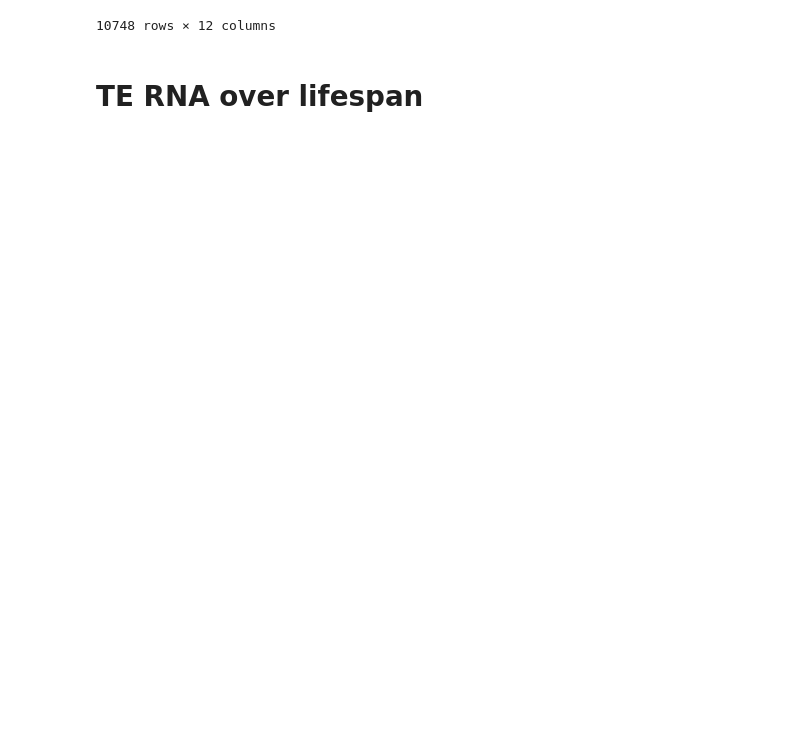
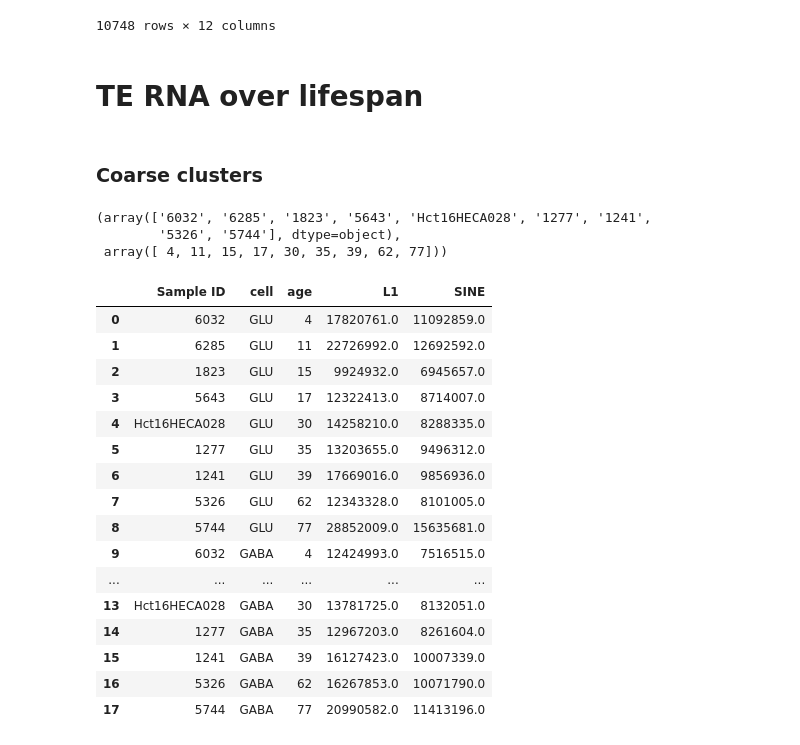
Before and after one commit to dmnburrows/line1_ageing, a Jupyter notebook: te_rna.ipynb, the cells around one changed output. Cells and saved outputs as stored; diff of their text form; code cells hidden in the pictures; blank space fills up the shorter version.

```diff
--- a/te_rna.ipynb
+++ b/te_rna.ipynb
@@ -181,3 +179,72 @@ See the caveats in the documentation: https://pandas.pydata.org/pandas-docs/stab
 10748 rows × 12 columns
 # %% [markdown]
 # TE RNA over lifespan
+# %%
+#=======================================================================
+def TE_sweep(tet_df, name):
+#=======================================================================
+    """
+    This function sums up TE counts over different TE elements.
+
+    Inputs:
+    tet_df (dataframe): dataframe of genes x counts, output from TE_transcripts
+    str
+
+    Returns:
+    """
+
+    sum_counts = sum(tet_df['counts'][tet_df['gene'].str.contains(name, case=False)])
+
+    return(sum_counts)
+# %% [markdown]
+### Coarse clusters
+# %%
+tet_path = '/cndd3/dburrows/DATA/te/rna/tet_counts.subset.no_TSO/'
+
+
+# Map names onto age
+AGE = np.delete(np.asarray(male_GLU_df['AGEYEARS']),7)
+ID = np.delete(np.asarray(male_GLU_df['Sample ID']),7)
+ID,AGE
+# %% [output]
+(array(['6032', '6285', '1823', '5643', 'Hct16HECA028', '1277', '1241',
+        '5326', '5744'], dtype=object),
+ array([ 4, 11, 15, 17, 30, 35, 39, 62, 77]))
+# %%
+#Store counts and metadata in dataframe
+cell_l = ['GLU', 'GABA']
+id_l = ID
+id_e, cell_e, L1_e, SI_e = [], [],[],[]
+#Loop through cell and ID
+for c in cell_l:
+    for i in id_l:
+        id_e = np.append(id_e,i)
+        cell_e = np.append(cell_e,c)
+        tet_df = pd.read_csv(tet_path + '/' + str(i) + '-' + c + '.cntTable', sep='\t')
+        tet_df = tet_df.rename(columns={'gene/TE': 'gene', tet_df.T.index[1]: 'counts'})
+        L1_e = np.append(L1_e,TE_sweep(tet_df, 'LINE'))
+        SI_e = np.append(SI_e,TE_sweep(tet_df, 'SINE'))
+
+te_c_df = pd.DataFrame({'Sample ID':id_e,'cell':cell_e,
+                        'age':np.hstack((AGE,AGE)),
+                        'L1': L1_e,
+                        'SINE': SI_e})
+te_c_df
+# %% [output]
+|  | Sample ID | cell | age | L1 | SINE |
+| 0 | 6032 | GLU | 4 | 17820761.0 | 11092859.0 |
+| 1 | 6285 | GLU | 11 | 22726992.0 | 12692592.0 |
+| 2 | 1823 | GLU | 15 | 9924932.0 | 6945657.0 |
+| 3 | 5643 | GLU | 17 | 12322413.0 | 8714007.0 |
+| 4 | Hct16HECA028 | GLU | 30 | 14258210.0 | 8288335.0 |
+| 5 | 1277 | GLU | 35 | 13203655.0 | 9496312.0 |
+| 6 | 1241 | GLU | 39 | 17669016.0 | 9856936.0 |
+| 7 | 5326 | GLU | 62 | 12343328.0 | 8101005.0 |
+| 8 | 5744 | GLU | 77 | 28852009.0 | 15635681.0 |
+| 9 | 6032 | GABA | 4 | 12424993.0 | 7516515.0 |
+| ... | ... | ... | ... | ... | ... |
+| 13 | Hct16HECA028 | GABA | 30 | 13781725.0 | 8132051.0 |
+| 14 | 1277 | GABA | 35 | 12967203.0 | 8261604.0 |
+| 15 | 1241 | GABA | 39 | 16127423.0 | 10007339.0 |
+| 16 | 5326 | GABA | 62 | 16267853.0 | 10071790.0 |
+| 17 | 5744 | GABA | 77 | 20990582.0 | 11413196.0 |
```
Also changed, not shown: parts of 9 cells of this notebook, 11 other files.
